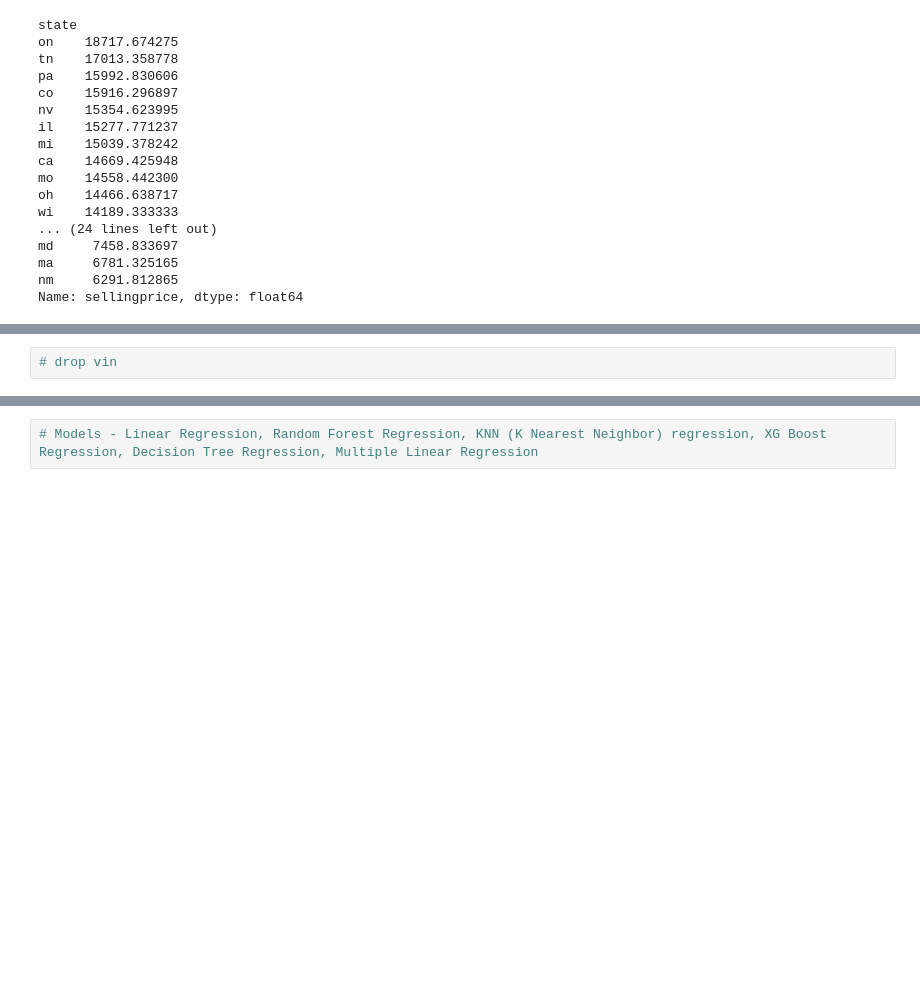
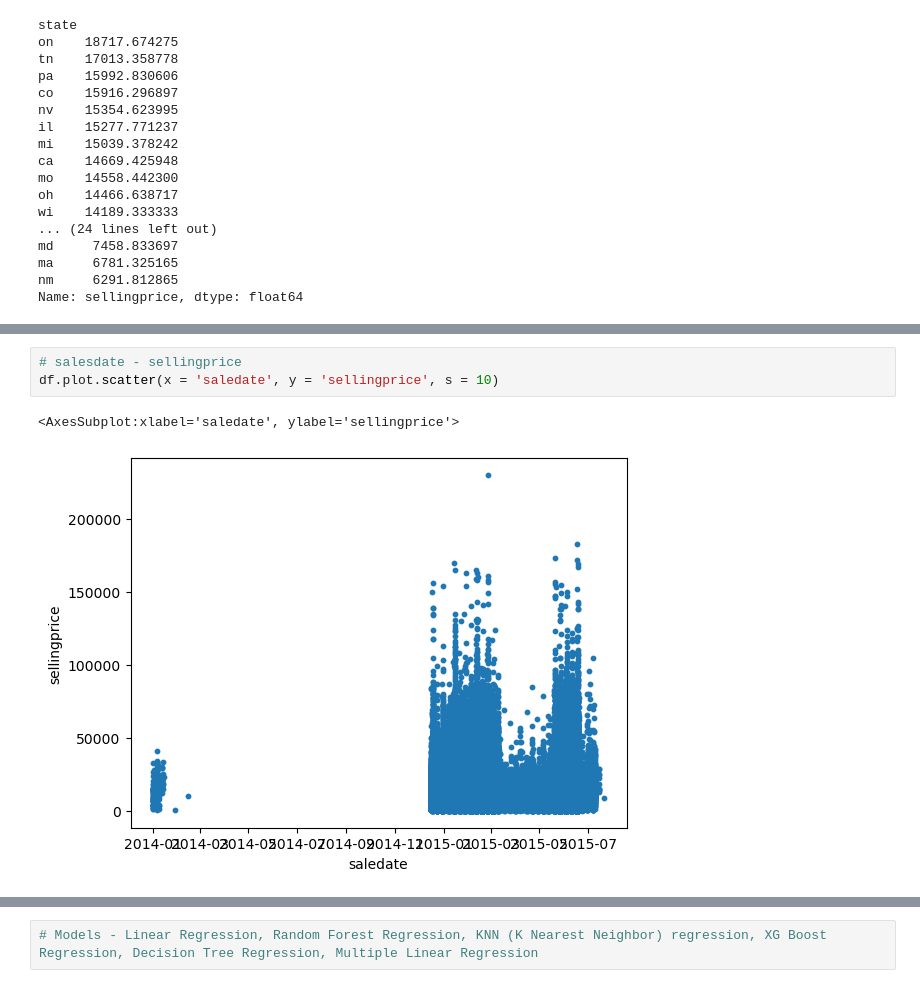
Before and after one commit to btfsoeon/usedcar-price-prediction, a Jupyter notebook: working.ipynb, the cells around one changed output, grey strips where cells are left out. Drawn from its saved outputs; the diff is of its cells as text; blank space fills up the shorter version.

```diff
--- a/working.ipynb
+++ b/working.ipynb
@@ -328,2 +334,6 @@ sns.heatmap(corr, xticklabels=corr.columns, yticklabels=corr.columns, annot=True
-# %%
-# drop vin
+# %%
+# salesdate - sellingprice
+df.plot.scatter(x = 'saledate', y = 'sellingprice', s = 10)
+# %% [output]
+<AxesSubplot:xlabel='saledate', ylabel='sellingprice'>
+[figure, added]
```
Also changed, not shown: parts of 21 cells of this notebook.
